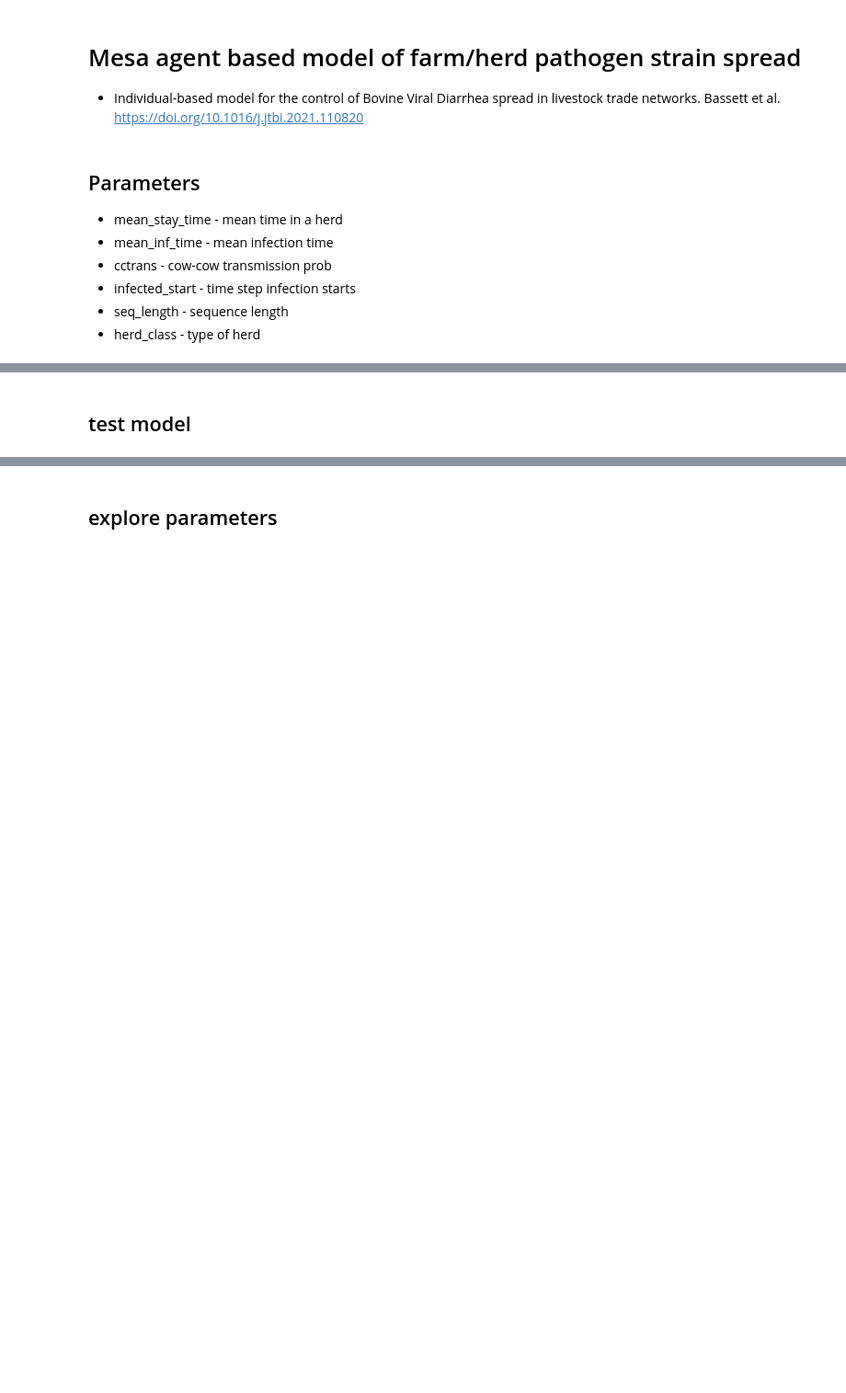
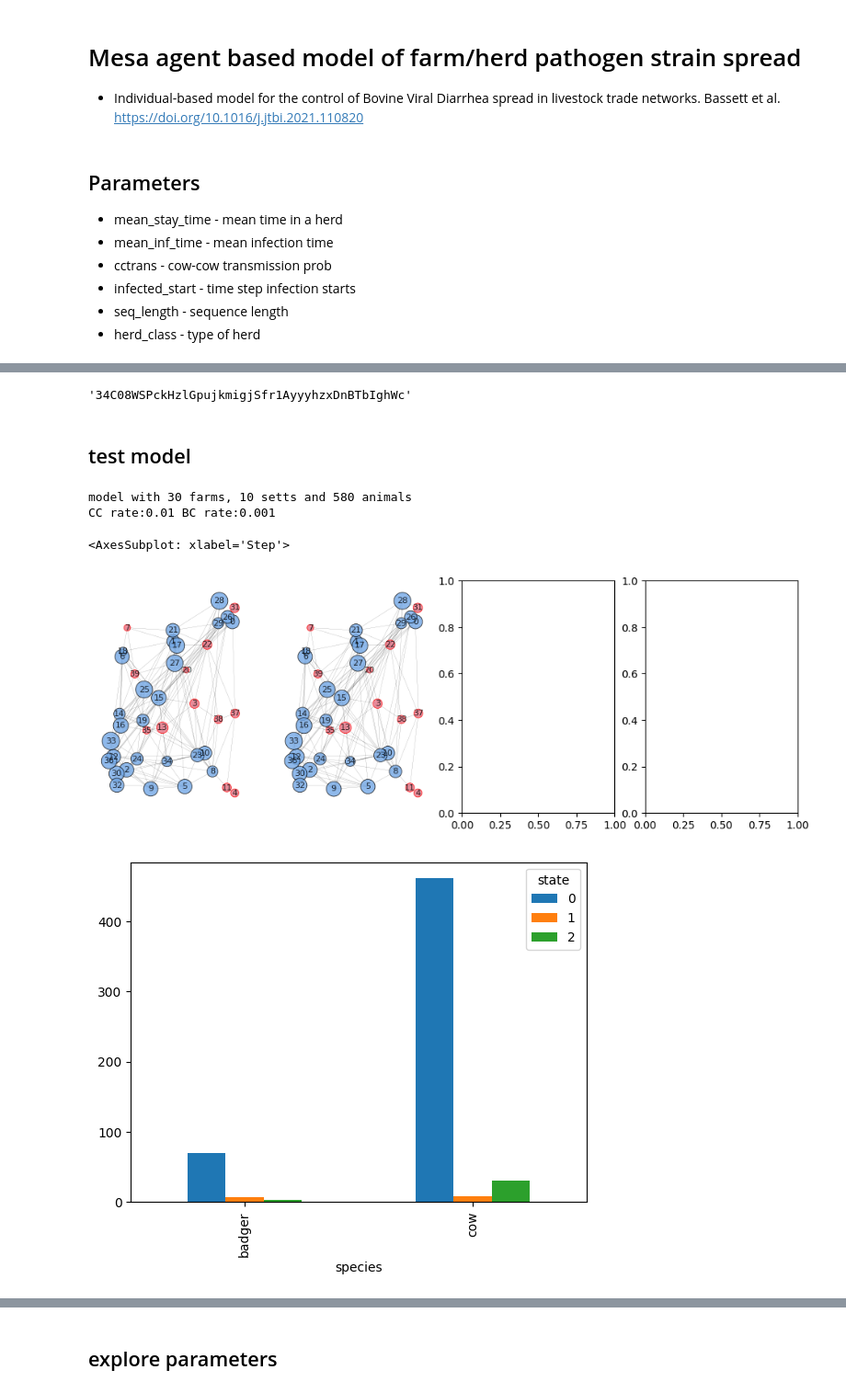
Before and after one commit to dmnfarrell/btbabm, a Jupyter notebook: notebooks/abm_simulation.ipynb, the cells around one changed output, grey strips where cells are left out. Shown at 92% size. Saved outputs shown, nothing was run; the diff lists cells and outputs as text; code cells hidden in the pictures; blank space fills up the shorter version.

```diff
--- a/notebooks/abm_simulation.ipynb
+++ b/notebooks/abm_simulation.ipynb
@@ -43,30 +41,51 @@ utils.plot_grid(model,ax=ax,colorby='loc_type')
+# %%
+def get_short_uid():
+    import hashlib
+    import base64
+    # Generate a unique hash value using the current time and random bytes
+    hash_value = hashlib.sha256(f"{time.time()}:{os.urandom(16)}".encode()).digest()
+    # Encode the hash value using base64 without padding characters
+    encoded_value = base64.b64encode(hash_value, altchars=b"-_").rstrip(b"=")
+    # Convert the bytes to a string
+    uid = encoded_value.decode("ascii")
+    return uid
+
+get_short_uid()
+# %% [output]
+'34C08WSPckHzlGpujkmigjSfr1AyyyhzxDnBTbIghWc'
 # %% [markdown]
 ## test model
 # %%
 reload(utils)
 reload(models)
 
-model = models.FarmPathogenModel(F=30,C=800,S=10,mean_inf_time=20,mean_stay_time=150,
-                       cctrans=0.01,seq_length=100,graph_type='powerlaw_cluster')
-                       #, callback=print)
+model = models.FarmPathogenModel(F=30,S=10,C=500,mean_inf_time=20,mean_stay_time=150,
+                       cctrans=0.01,seq_length=100,graph_type='default')
 print (model)
+
 fig,ax=plt.subplots(1,4,figsize=(12,4))
 axs=ax.flat
 st=time.time()
 i=0
 
-for s in range(1000):
-    if s in [1,25,60,800]:
-        utils.plot_grid(model,with_labels=True,ns='perc_infected',ax=axs[i])
+for s in range(50):
+    if s in [1,25,60,500]:
+        utils.plot_grid(model,with_labels=True,ax=axs[i],pos=model.pos)
         #print (model.get_farms())
         i+=1
     model.step()
 #model.get_moves()
 df=model.get_infected_data()
 #print (df.species.value_counts())
 #model.get_herds_data()
 #fig=plot_herds_data(model)
-#fig= utils.plot_inf_data(model)
+fig= utils.plot_by_species(model)
 df=model.get_column_data()
 df.plot()
 #print (time.time()-st)
+# %% [output]
+model with 30 farms, 10 setts and 580 animals
+CC rate:0.01 BC rate:0.001
+<AxesSubplot: xlabel='Step'>
+[figure, added]
+[figure, added]
```
Also changed, not shown: parts of 6 cells of this notebook, 2 other files.
